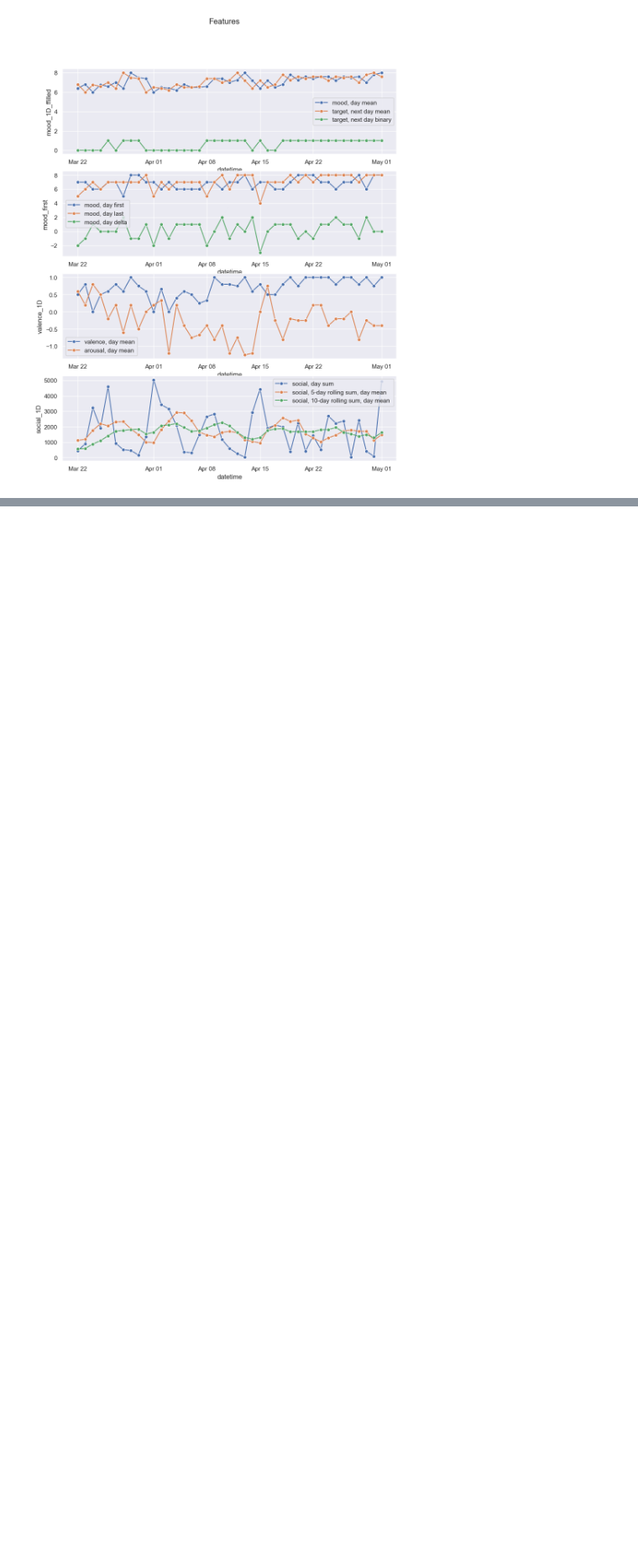
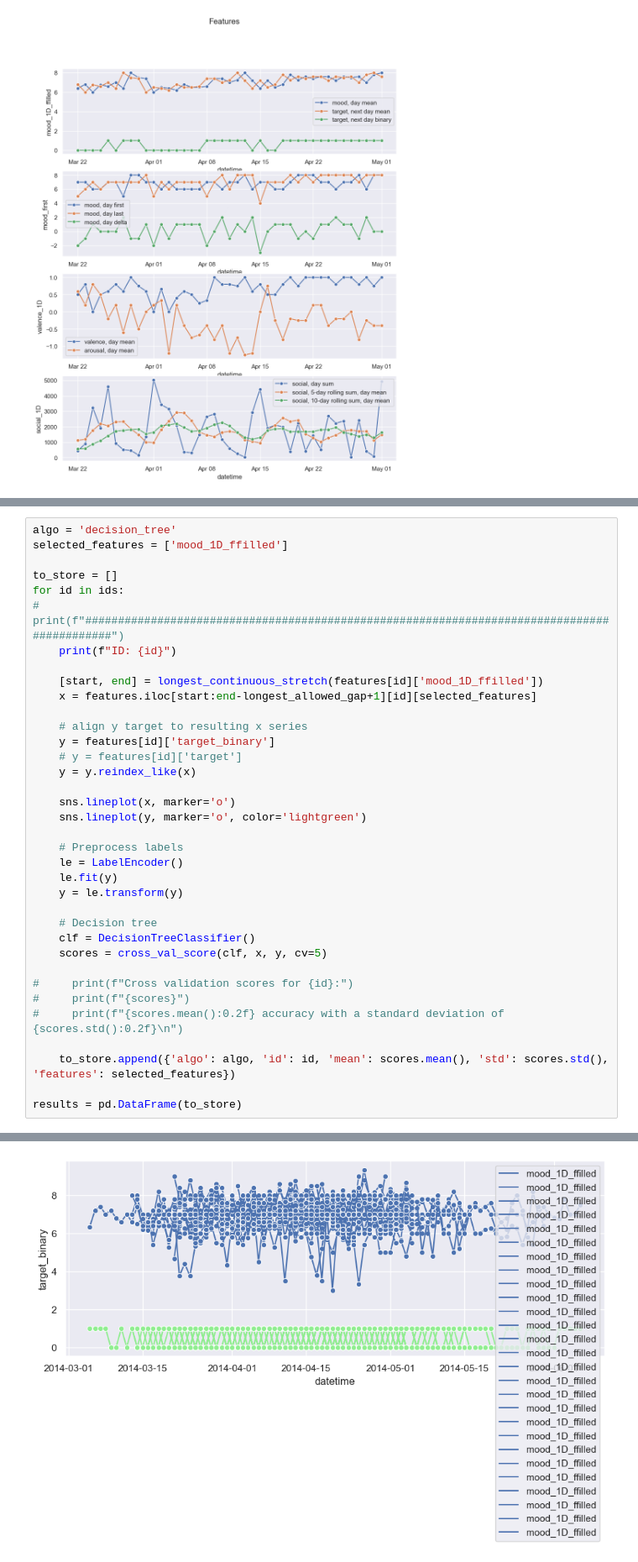
Before and after one commit to LaToyaVanderB/DataMiningTechniquesAssignments, a Jupyter notebook: assignment1/features.ipynb, the cells around one changed output, grey strips where cells are left out. Shown at 84% size. Cells and saved outputs as stored; diff of their text form; blank space fills up the shorter version.

```diff
--- a/assignment1/features.ipynb
+++ b/assignment1/features.ipynb
@@ -577,0 +324,37 @@ Cross validation scores for AS14.33:
+# %%
+algo = 'decision_tree'
+selected_features = ['mood_1D_ffilled']
+
+to_store = []
+for id in ids:
+#     print(f"############################################################################################")
+    print(f"ID: {id}")
+
+    [start, end] = longest_continuous_stretch(features[id]['mood_1D_ffilled'])
+    x = features.iloc[start:end-longest_allowed_gap+1][id][selected_features]
+
+    # align y target to resulting x series
+    y = features[id]['target_binary']
+    # y = features[id]['target']
+    y = y.reindex_like(x)
+
+    sns.lineplot(x, marker='o')
+    sns.lineplot(y, marker='o', color='lightgreen')
+
+    # Preprocess labels
+    le = LabelEncoder()
+    le.fit(y)
+    y = le.transform(y)
+
+    # Decision tree
+    clf = DecisionTreeClassifier()
+    scores = cross_val_score(clf, x, y, cv=5)
+
+#     print(f"Cross validation scores for {id}:")
+#     print(f"{scores}")
+#     print(f"{scores.mean():0.2f} accuracy with a standard deviation of {scores.std():0.2f}\n")
+
+    to_store.append({'algo': algo, 'id': id, 'mean': scores.mean(), 'std': scores.std(), 'features': selected_features})
+
+results = pd.DataFrame(to_store)
+# %% [output]
@@ -577,0 +388 @@ Cross validation scores for AS14.33:
+[figure, added]
```
Also changed, not shown: parts of 39 cells of this notebook.
